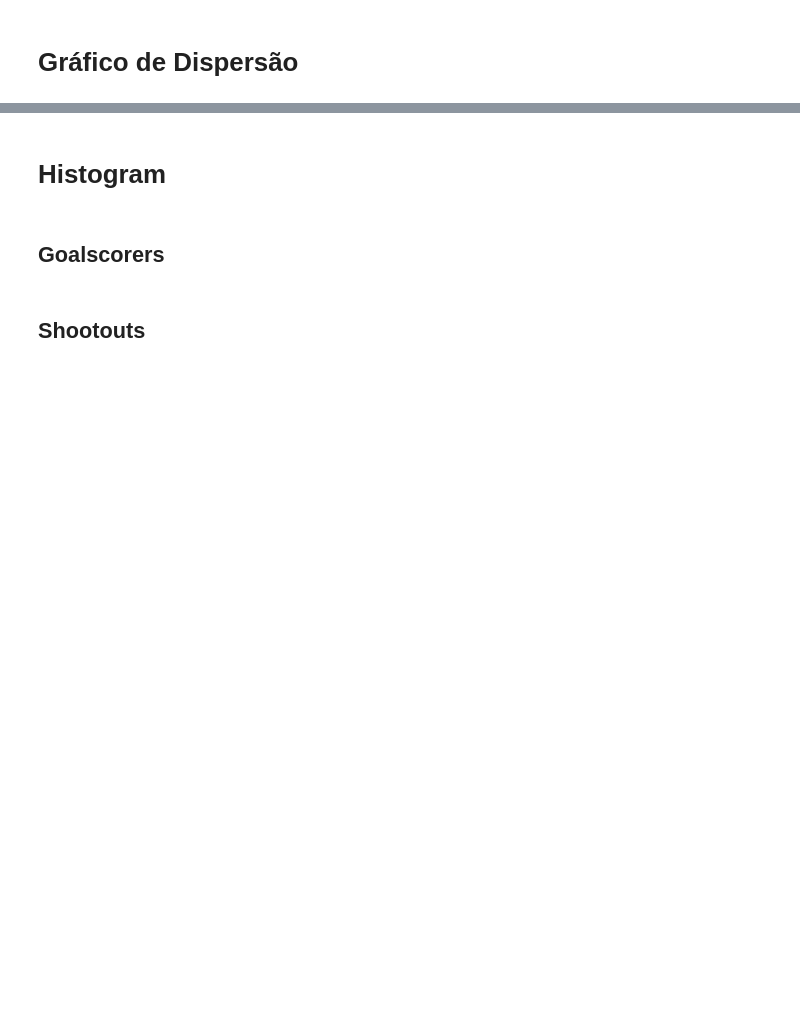
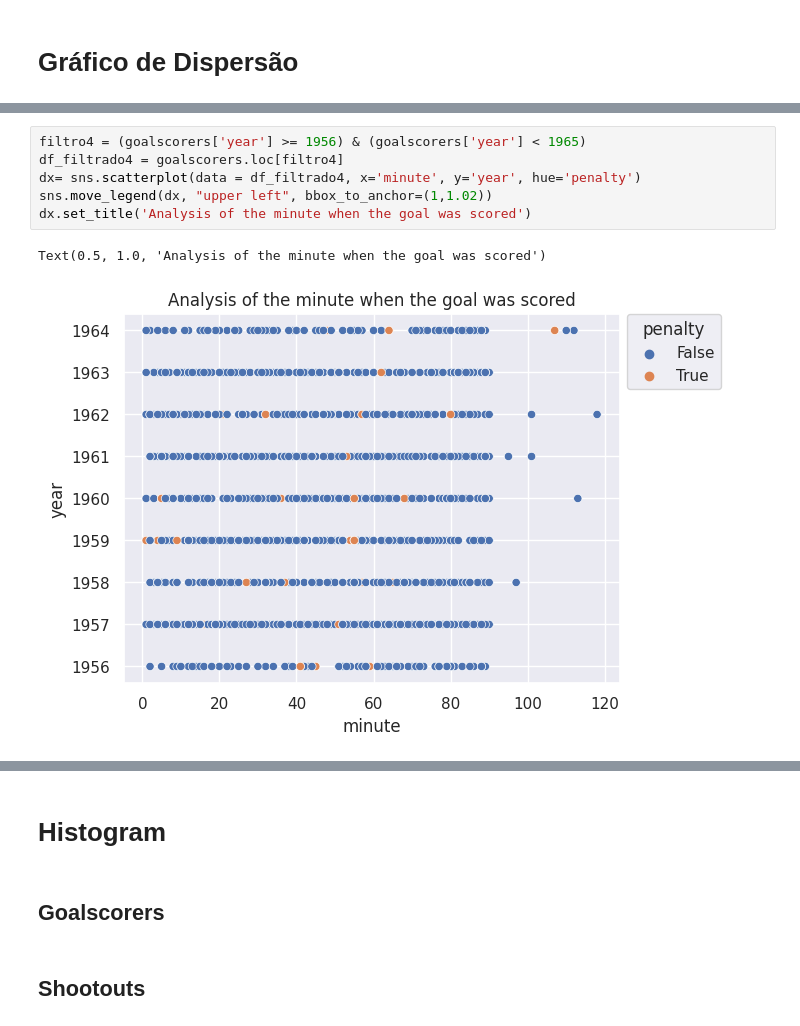
Before and after one commit to ryann-arruda/python-data-analysis, a Jupyter notebook: Data_Visualization.ipynb, the cells around one changed output, grey strips where cells are left out. Drawn from its saved outputs; the diff is of its cells as text; blank space fills up the shorter version.

```diff
--- a/Data_Visualization.ipynb
+++ b/Data_Visualization.ipynb
@@ -264,0 +336,9 @@ country_ranking[['country', 2023, 'confederation', 'code']].head()
+# %%
+filtro4 = (goalscorers['year'] >= 1956) & (goalscorers['year'] < 1965)
+df_filtrado4 = goalscorers.loc[filtro4]
+dx= sns.scatterplot(data = df_filtrado4, x='minute', y='year', hue='penalty')
+sns.move_legend(dx, "upper left", bbox_to_anchor=(1,1.02))
+dx.set_title('Analysis of the minute when the goal was scored')
+# %% [output]
+Text(0.5, 1.0, 'Analysis of the minute when the goal was scored')
+[figure, added]
```
Also changed, not shown: parts of 20 cells of this notebook.
